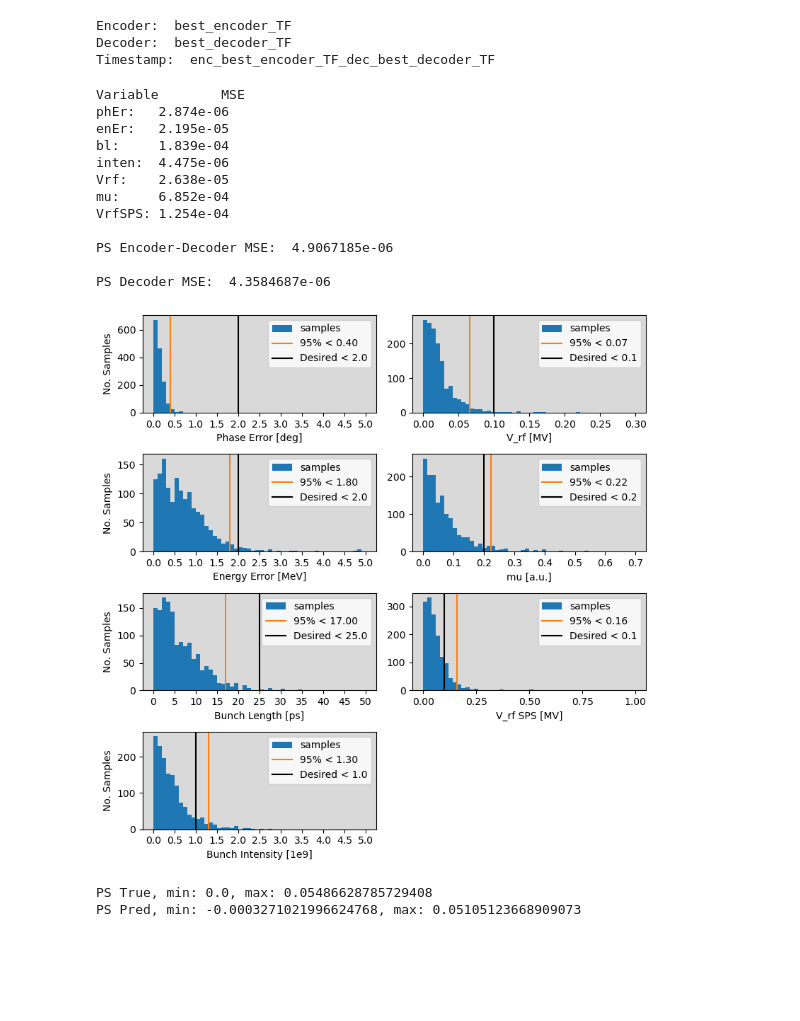
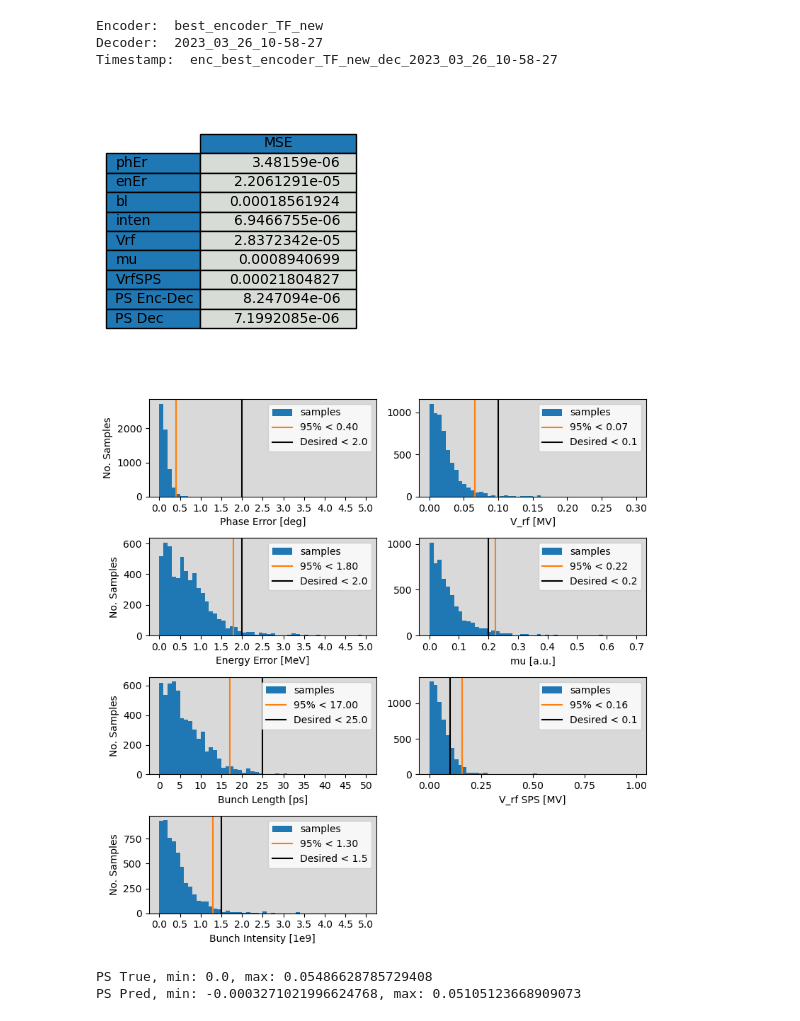
Before and after one commit to kiliakis/tomography_ML, a Jupyter notebook: evaluate_end_to_end.ipynb, the cells around one changed output. Drawn from its saved outputs; the diff is of its cells as text; code cells hidden in the pictures; blank space fills up the shorter version.

```diff
--- a/evaluate_end_to_end.ipynb
+++ b/evaluate_end_to_end.ipynb
@@ -22,10 +19,10 @@ from utils import unnormalize_params, minmax_normalize_param
 from models import encoderDecoderModel
 
 # data_dir = './tomo_data/datasets_decoder_TF_16-12-22'
-data_dir = './tomo_data/datasets_decoder_TF_03-03-23'
+data_dir = './tomo_data/datasets_decoder_TF_24-03-23'
 
 
-dataset_percent = 0.05
+dataset_percent = 0.1
 normalization = 'minmax'
 img_normalize = 'off'
 ps_normalize = 'off'
@@ -33,8 +30,10 @@ var_names = ['phEr', 'enEr', 'bl', 'inten', 'Vrf', 'mu', 'VrfSPS']
 loss_weights = [0, 1, 2, 3, 4, 5, 6]
 
 # enc_timestamp = get_best_model_timestamp('./trials', model='enc')
-enc_timestamp = 'best_encoder_TF'
-dec_timestamp = 'best_decoder_TF'
+# enc_timestamp = 'best_encoder_TF'
+# dec_timestamp = 'best_decoder_TF'
+enc_timestamp = 'best_encoder_TF_new'
+dec_timestamp = 'best_decoder_TF_new'
 # %%
 # Initialize parameters
 import time
@@ -86,40 +85,49 @@ os.makedirs(plots_dir, exist_ok=True)
 
 encDec = encoderDecoderModel(enc_weights_dir, dec_weights_dir, loss_weights=loss_weights)
 # %% [output]
-Encoder:  best_encoder_TF
-Decoder:  best_decoder_TF
-Timestamp:  enc_best_encoder_TF_dec_best_decoder_TF
+Encoder:  best_encoder_TF_new
+Decoder:  2023_03_26_10-58-27
+Timestamp:  enc_best_encoder_TF_new_dec_2023_03_26_10-58-27
 # %%
 
 # Evaluate the model on the test and validation data
 latent_pred, ps_pred = encDec.predictPS(wf_test, turn_test)
 # Evaluate the latent space agreemet
 latent_mse = mean_squared_error(latent_test, latent_pred, multioutput='raw_values')
-print('Variable\tMSE')
-for var_id, mse in zip(loss_weights, latent_mse):
-    print(f'{var_names[var_id]}:\t{mse:.3e}')
+# print('Variable\tMSE')
+# for var_id, mse in zip(loss_weights, latent_mse):
+#     print(f'{var_names[var_id]}:\t{mse:.3e}')
+
 
 # Evaluate the PS agreement
-ps_enc_dec_mse = np.mean((ps_test - ps_pred)**2, axis=0).reshape((128, 128))
-print('\nPS Encoder-Decoder MSE: ', np.mean(ps_enc_dec_mse))
+ps_enc_dec_mse = np.mean((ps_test[:, 14:-14, 14:-14] - ps_pred[:, 14:-14, 14:-14])**2,
+                          axis=0).reshape((100, 100))
+# print('\nPS Encoder-Decoder MSE: ', np.mean(ps_enc_dec_mse))
 
 # Evaluate the PS agreement with perfect encoder
 ps_dec_pred = encDec.decode(latent_test, turn_test)
-ps_dec_mse = np.mean((ps_test - ps_dec_pred)**2, axis=0).reshape((128, 128))
-print('\nPS Decoder MSE: ', np.mean(ps_dec_mse))
+ps_dec_mse = np.mean((ps_test[:, 14:-14, 14:-14] - ps_dec_pred[:, 14:-14, 14:-14]) ** 2,
+                      axis=0).reshape((100, 100))
+# print('\nPS Decoder MSE: ', np.mean(ps_dec_mse))
+
+# Generate table and save
+plt.figure(figsize=(2.8, 3))
+plt.axis('off')
+rowLabels = var_names + ['PS Enc-Dec', 'PS Dec']
+rowColours = ['tab:blue'] * len(rowLabels)
+colColours = ['tab:blue']
+cellColours = [['xkcd:light grey'] for i in range(len(rowLabels))]
+cellText = [[l] for l in latent_mse] + \
+    [[np.mean(ps_enc_dec_mse)], [np.mean(ps_dec_mse)]]
+
+plt.table(cellText=cellText, rowLabels=rowLabels, colLabels=['MSE'],
+          loc='center', rowColours=rowColours, colColours=colColours,
+          cellColours=cellColours)
+plt.tight_layout()
+plt.savefig(os.path.join(plots_dir, f'mse-table.jpg'),
+            dpi=400, bbox_inches='tight')
 # %% [output]
-Variable        MSE
-phEr:   2.874e-06
-enEr:   2.195e-05
-bl:     1.839e-04
-inten:  4.475e-06
-Vrf:    2.638e-05
-mu:     6.852e-04
-VrfSPS: 1.254e-04
-
-PS Encoder-Decoder MSE:  4.9067185e-06
-
-PS Decoder MSE:  4.3584687e-06
+[figure, added]
 # %%
 # unormalized latent space
 latent_unnorm = unnormalize_params(
@@ -160,7 +168,7 @@ evaluation_config = {
     3: {'xlabel': 'Bunch Intensity [1e9]',
         'range': (0, 5),
         'xticks': np.arange(0, 5.1, 0.5),
-        'desired': 1,
+        'desired': 1.5,
         'multiplier': 1e-9},
     4: {'xlabel': 'V_rf [MV]',
         'range': (0, 0.3),
@@ -182,34 +190,34 @@ evaluation_config = {
 fig, axes = plt.subplots(ncols=2, nrows=4, sharex=False,
                          sharey=False, figsize=(8, 8))
 axes = np.ravel(axes, order='F')
 
 for idx, ax in enumerate(axes):
     if idx == 7:
         break
     plt.sca(ax)
     config = evaluation_config[idx]
     hist, bins, _ = plt.hist(
         diffs[:, idx]*config['multiplier'], bins=50, range=config['range'], label='samples')
     cumsum = np.cumsum(hist) / diffs.shape[0]
     b = bisect.bisect(cumsum, 0.95)
     plt.axvline(x=bins[b+1], color='tab:orange',
                 label=f'95% < {bins[b+1]:.2f}')
     plt.xticks(config['xticks'])
     plt.xlabel(config['xlabel'])
     if idx < 4:
         plt.ylabel('No. Samples')
     plt.axvline(x=config['desired'], color='black',
                 label=f'Desired < {config["desired"]:.1f}')
     plt.legend(loc='upper right')
     plt.gca().set_facecolor('0.85')
 
 # delete last
 fig.delaxes(axes[-1])
 
 plt.tight_layout()
 plt.savefig(os.path.join(plots_dir, f'encoder_absError.jpg'), dpi=400, bbox_inches='tight')
 # %% [output]
-[figure, old version]
+[figure, new version]
 # %%
 '''
 Visual end-to-end evaluation.
```
Also changed, not shown: parts of 2 cells of this notebook, 14 other files.
